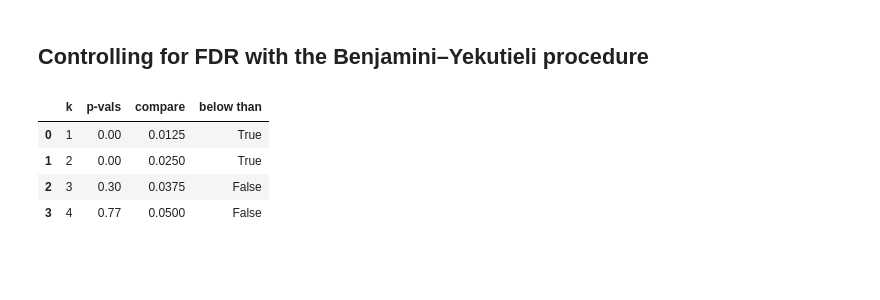
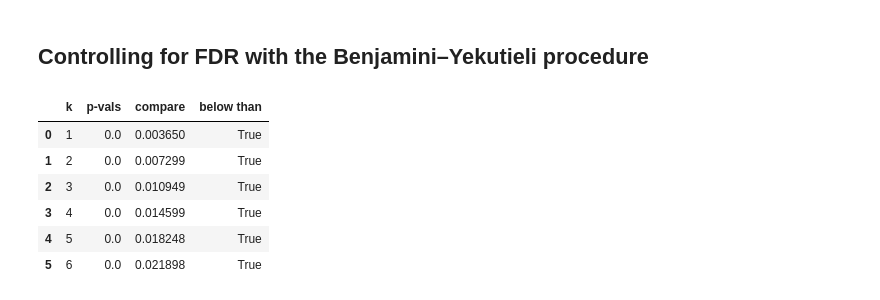
Before and after one commit to reilyfairchild/Data102_Final_Project, a Jupyter notebook: multiple_hypothesis.ipynb, the cells around one changed output. Saved outputs shown, nothing was run; the diff lists cells and outputs as text; code cells hidden in the pictures; blank space fills up the shorter version.

Commit message:
FDR procedure

```diff
--- a/multiple_hypothesis.ipynb
+++ b/multiple_hypothesis.ipynb
@@ -69,3 +69,23 @@ counties
 | 8514 | 56005 | WY | Campbell | 8 | 1 | 1649.0 | ... |
 | 8515 | 56005 | WY | Campbell | 8 | 1 | 1691.0 | ... |
 10864 rows × 16 columns
+# %%
+numerical_col = 'People of Color (%)' #, 'Low Income (%)', 'Less Than High School Education (%)', 'Unemployment Rate (%)' , 'Over Age 64 (%)', 'Under Age 5 (%)']
+binary_col = 'has_plant'
+
+
+
+shuffled_table = counties.copy()
+
+shuffled_labels = counties.sample(replace=False, frac = 1, random_state = 1)[binary_col]
+shuf = shuffled_labels.to_numpy()
+shuffled_table['Shuffled Label'] = shuf
+selected_shuf = shuffled_table.loc[:, (numerical_col, 'Shuffled Label')]
+
+series = selected_shuf.groupby('Shuffled Label').mean().loc[:, numerical_col]
+dif = abs(series.iloc[1] - series.iloc[0])
+
+selected = counties.loc[:, (numerical_col, binary_col)]
+series_obs = selected.groupby(binary_col).mean().loc[:, numerical_col] #iloc[1] is has_plant == 1, iloc[0] is has_plant == 0
+observed_difference = abs(series_obs.iloc[1] - series_obs.iloc[0]) # !!!! needs to be updated for one sided alternative hypothesis
+observed_difference
@@ -116,11 +154,10 @@ def avg_difference_in_means(numerical_col, binary_col= 'has_plant'):
     return empirical_p
 # %%
 numerical_cols = ['People of Color (%)', 'Low Income (%)', 'Less Than High School Education (%)', 'Unemployment Rate (%)' , 'Over Age 64 (%)', 'Under Age 5 (%)']
-binary_cols = ['has_plant']
+binary_col = 'has_plant'
 pvals = {}
 for i in numerical_cols:
-    for j in binary_cols:
-        pvals[f'{i} and {j}'] = avg_difference_in_means(i, j)
+    pvals[f'{i} and {binary_col}'] = avg_difference_in_means(i, binary_col)
 
 pvals
 # %% [output]
@@ -152,21 +189,24 @@ FWER threshold: 0.008333333333333333
 ## Controlling for FDR with the Benjamini–Yekutieli procedure
 # %%
 
-#B-H procedure:  NOT B_Y YET
+
 p_sorted = sorted(list(pvals.values()))
 
 m = len(p_sorted)
 k = np.arange(1, m+1)  # index of each test in sorted order
-desired_fdr = 0.05
-compare = (desired_fdr * k) /m
-below_than = p_sorted < compare
+alpha = 0.05
+c_m = np.sum([1/i for i in range(1, m)])
+compare = (alpha * k) /(m* c_m)
+below_than = p_sorted <= compare
 cols = {'k' : k, 'p-vals' : p_sorted, 'compare': compare, 'below than' : below_than}
 
 ps = pd.DataFrame(cols)
 ps
 # %% [output]
 |  | k | p-vals | compare | below than |
-| 0 | 1 | 0.00 | 0.0125 | True |
-| 1 | 2 | 0.00 | 0.0250 | True |
-| 2 | 3 | 0.30 | 0.0375 | False |
-| 3 | 4 | 0.77 | 0.0500 | False |
+| 0 | 1 | 0.0 | 0.003650 | True |
+| 1 | 2 | 0.0 | 0.007299 | True |
+| 2 | 3 | 0.0 | 0.010949 | True |
+| 3 | 4 | 0.0 | 0.014599 | True |
+| 4 | 5 | 0.0 | 0.018248 | True |
+| 5 | 6 | 0.0 | 0.021898 | True |
```
Also changed, not shown: parts of 3 cells of this notebook.
